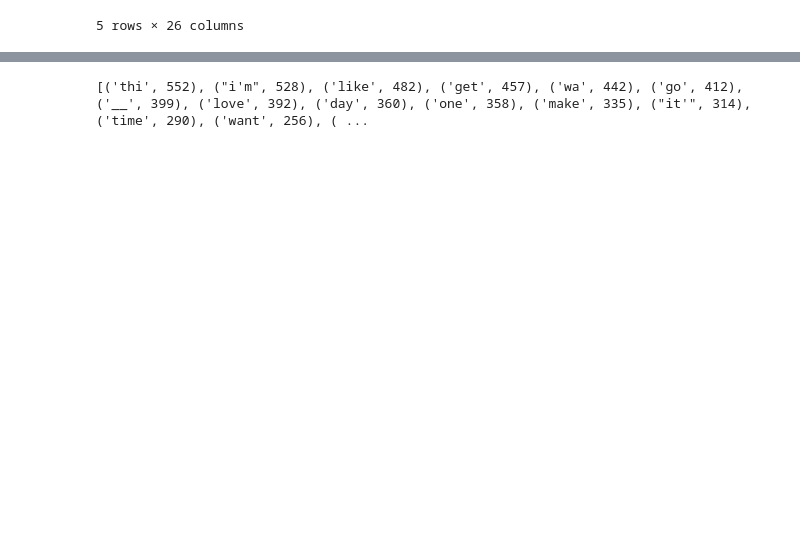
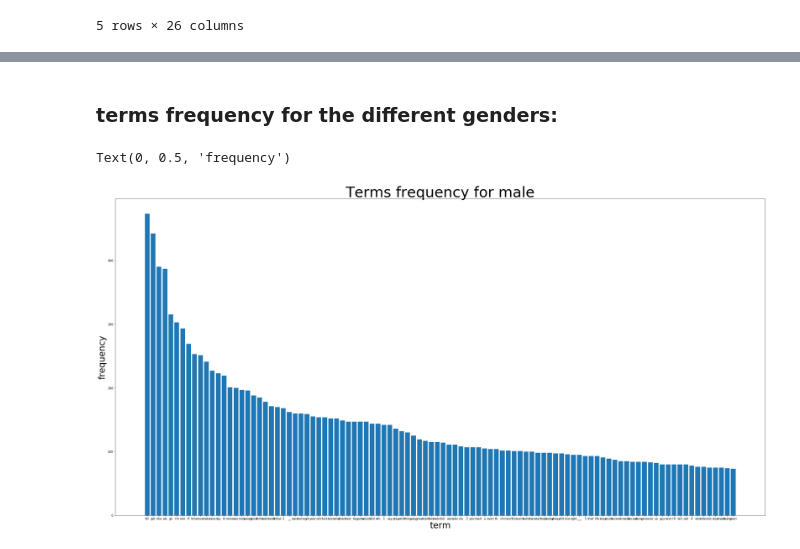
Before and after one commit to DorZion51/twiter_gender_classification_project, a Jupyter notebook: Project .ipynb, the cells around one changed output, grey strips where cells are left out. Saved outputs shown, nothing was run; the diff lists cells and outputs as text; code cells hidden in the pictures; blank space fills up the shorter version.

```diff
--- a/Project .ipynb
+++ b/Project .ipynb
@@ -162,4 +144,17 @@ for index, row in df.iterrows():
-# %%
-print(terms_female.most_common(100))
-# %% [output]
-[('thi', 552), ("i'm", 528), ('like', 482), ('get', 457), ('wa', 442), ('go', 412), ('__', 399), ('love', 392), ('day', 360), ('one', 358), ('make', 335), ("it'", 314), ('time', 290), ('want', 256), ( ...
+# %% [markdown]
+### terms frequency for the different genders:
+# %%
+# present terms frequency for male
+keys = []
+values = []
+for x, y in terms_male.most_common(100):
+    keys.append(x)
+    values.append(y)
+plt.figure(figsize=(40,20))
+plt.bar(keys, values)
+plt.title("Terms frequency for male", fontsize=50)
+plt.xlabel("term", fontsize=30)
+plt.ylabel("frequency", fontsize=30)
+# %% [output]
+Text(0, 0.5, 'frequency')
+[figure, added]
```
Also changed, not shown: parts of 52 cells of this notebook.
